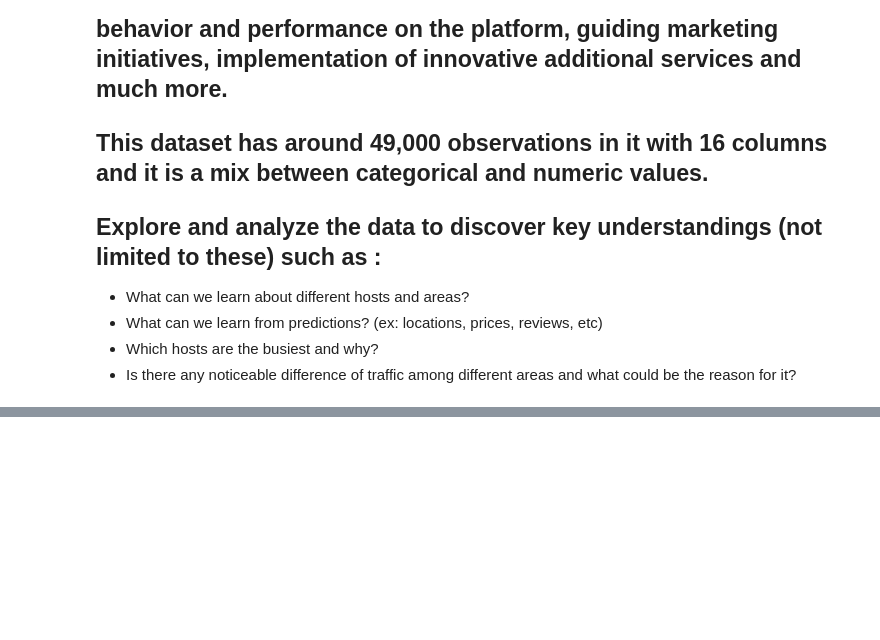
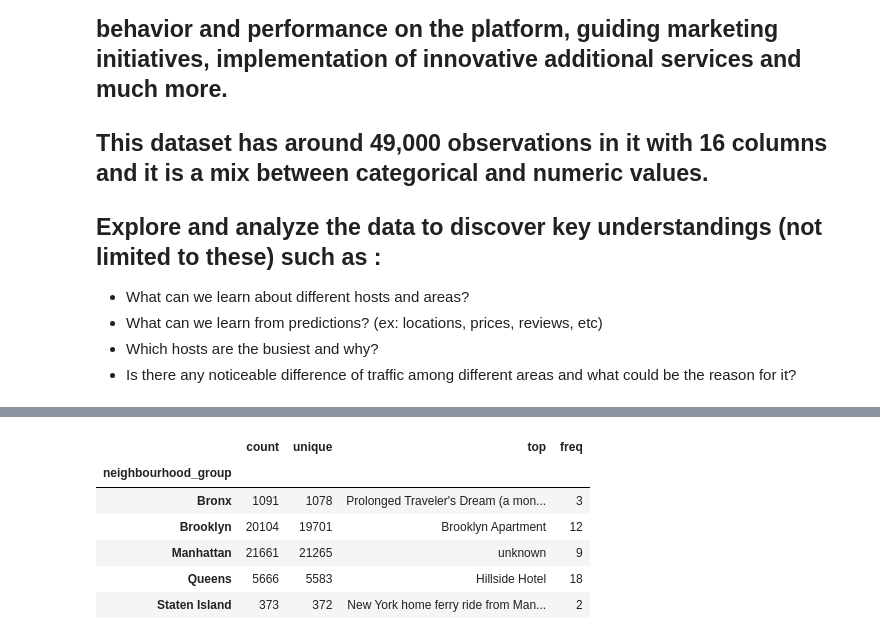
Before and after one commit to anujkushwaha165/airbnb-booking-analysis, a Jupyter notebook: Copy_of_Airbnb_Bookings_Analysis_Capstone_Project.ipynb, the cells around one changed output, grey strips where cells are left out. Saved outputs shown, nothing was run; the diff lists cells and outputs as text; code cells hidden in the pictures; blank space fills up the shorter version.

```diff
--- a/Copy_of_Airbnb_Bookings_Analysis_Capstone_Project.ipynb
+++ b/Copy_of_Airbnb_Bookings_Analysis_Capstone_Project.ipynb
@@ -12,0 +140,10 @@
+# %%
+df.groupby(['neighbourhood_group'])['name'].describe()
+# %% [output]
+|  | count | unique | top | freq |
+| neighbourhood_group |  |  |  |  |
+| Bronx | 1091 | 1078 | Prolonged Traveler's Dream (a mon... | 3 |
+| Brooklyn | 20104 | 19701 | Brooklyn Apartment | 12 |
+| Manhattan | 21661 | 21265 | unknown | 9 |
+| Queens | 5666 | 5583 | Hillside Hotel | 18 |
+| Staten Island | 373 | 372 | New York home ferry ride from Man... | 2 |
```
Also changed, not shown: parts of 15 cells of this notebook.
